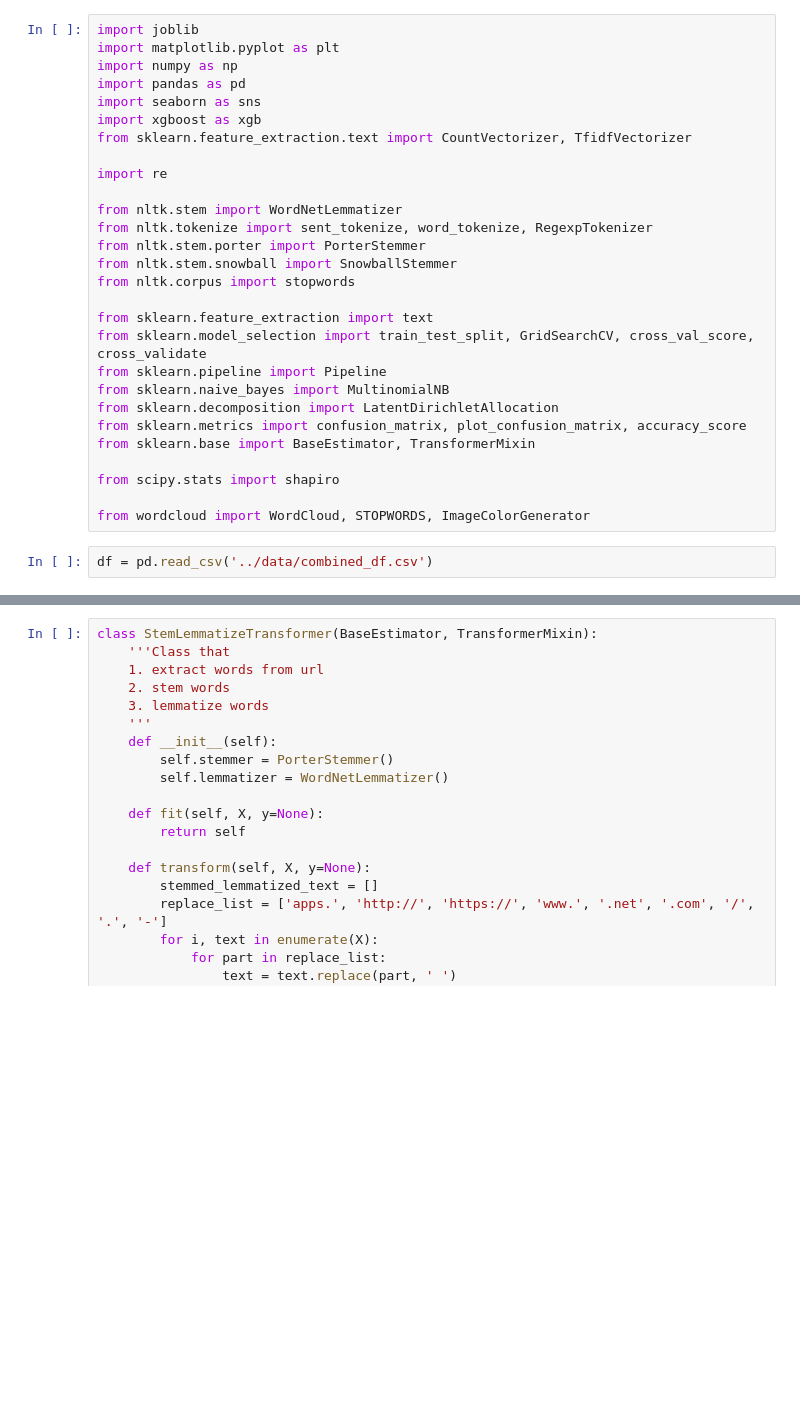
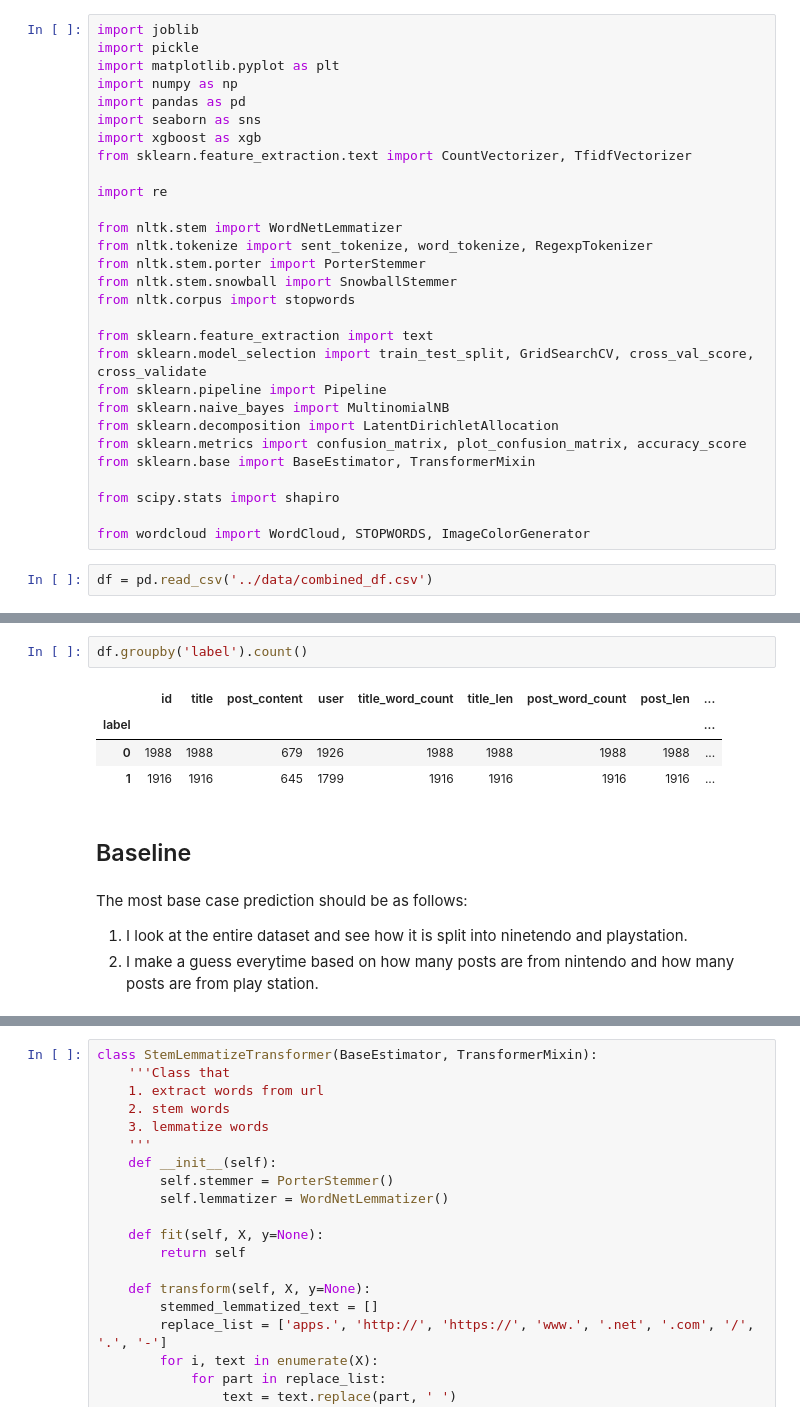
Before and after one commit to Luke-zm/DSI_Proj, a Jupyter notebook: project_3/code/modelling.ipynb, the cells around one changed output, grey strips where cells are left out. Drawn from its saved outputs; the diff is of its cells as text; blank space fills up the shorter version.

```diff
--- a/project_3/code/modelling.ipynb
+++ b/project_3/code/modelling.ipynb
@@ -1,5 +15,6 @@
 # %%
 import joblib
+import pickle
 import matplotlib.pyplot as plt
 import numpy as np
 import pandas as pd
@@ -37,3 +52,16 @@ df.head()
 | 2 | 11cai3l | Never played a Pokémon game- wher... | I’ve been a gamer since early Gam... | Focusboy50 | 1 | 9 | 46 | 60 | ... |
 | 3 | 11bipdi | Universal Brazil posted a video o... | NaN | Nas160 | 1 | 21 | 114 | 0 | ... |
 | 4 | 11bkknf | MyNintendo offering eight exclusi... | NaN | blubberpuppers | 1 | 20 | 139 | 0 | ... |
+# %%
+df.groupby('label').count()
+# %% [output]
+|  | id | title | post_content | user | title_word_count | title_len | post_word_count | post_len | ... |
+| label |  |  |  |  |  |  |  |  | ... |
+| 0 | 1988 | 1988 | 679 | 1926 | 1988 | 1988 | 1988 | 1988 | ... |
+| 1 | 1916 | 1916 | 645 | 1799 | 1916 | 1916 | 1916 | 1916 | ... |
+# %% [markdown]
+## Baseline
+# %% [markdown]
+The most base case prediction should be as follows:
+1. I look at the entire dataset and see how it is split into ninetendo and playstation.
+2. I make a guess everytime based on how many posts are from nintendo and how many posts are from play station.
```
Also changed, not shown: parts of 21 cells of this notebook, 6 other files.
